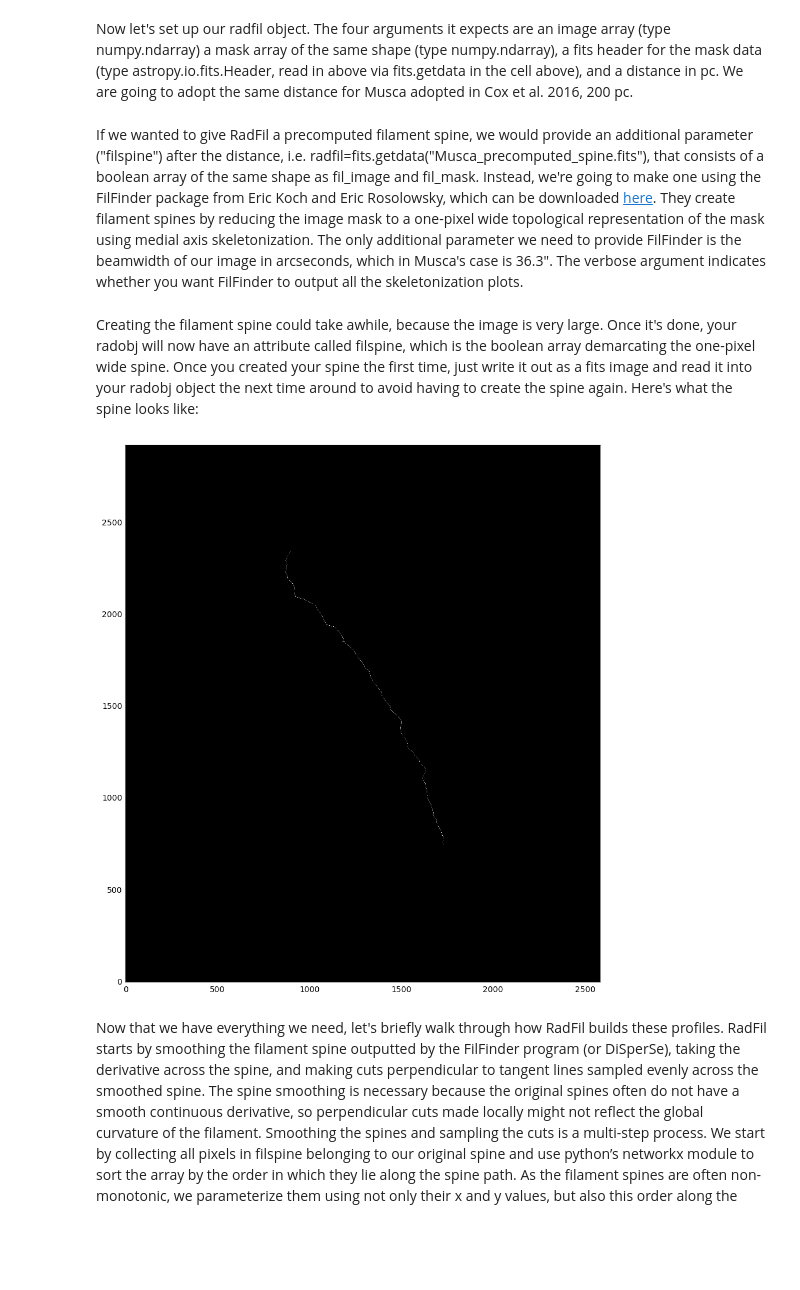
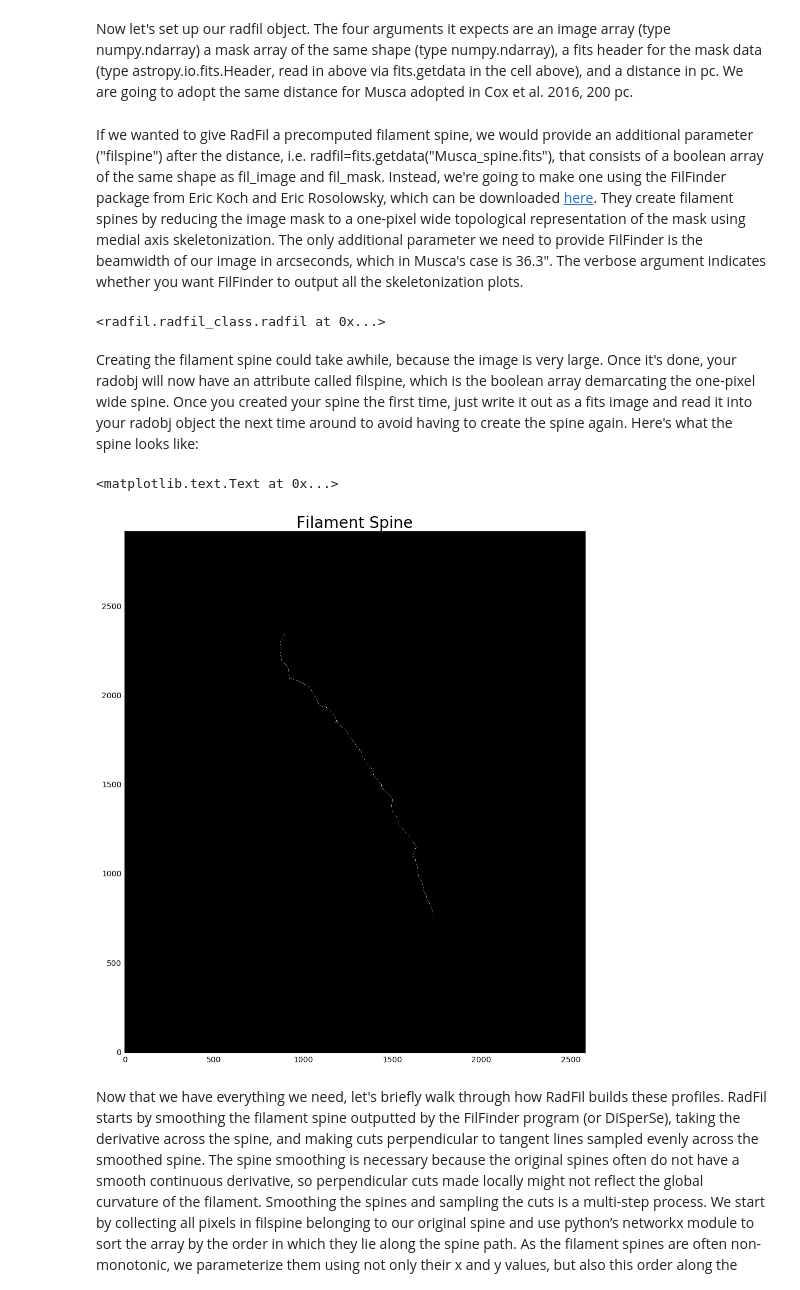
Before and after one commit to catherinezucker/radfil, a Jupyter notebook: RadFil_Tutorial.ipynb, the cells around one changed output. Drawn from its saved outputs; the diff is of its cells as text; code cells hidden in the pictures; blank space fills up the shorter version.

Commit message:
updated tutorial

```diff
--- a/RadFil_Tutorial.ipynb
+++ b/RadFil_Tutorial.ipynb
@@ -19,9 +19,9 @@ warnings.filterwarnings('ignore')
 
 %matplotlib inline
 
-fil_image,fil_header=fits.getdata("HGBS_musca_column_density_map.fits", header=True)
+fil_image,fil_header=fits.getdata("./Tutorial_Data/HGBS_musca_column_density_map.fits", header=True)
 fil_image=fil_image
-fil_mask=fits.getdata("Musca_mask.fits")
+fil_mask=fits.getdata("./Tutorial_Data/Musca_mask.fits")
 
 #plot our image and mask
 fig = plt.figure(figsize=(10,10))
@@ -31,4 +31,5 @@ ax1.set_title("Image Data")
 ax2= fig.add_subplot(222)
 ax2.imshow(fil_mask, origin="lower",cmap='Greys_r')
 ax2.set_title("Image Mask")
+plt.savefig("Image_Mask.png")
 # %% [output]
@@ -39,17 +39,21 @@ Now let's set up our radfil object. The four arguments it expects are an image a
 # %%
 radobj=radfil_class.radfil(fil_image, fil_mask, fil_header, 200)
 # %% [markdown]
-If we wanted to give RadFil a precomputed filament spine, we would provide an additional parameter ("filspine") after the distance, i.e. radfil=fits.getdata("Musca_precomputed_spine.fits"), that consists of a boolean array of the same shape as fil_image and fil_mask. Instead, we're going to make one using the FilFinder package from Eric Koch and Eric Rosolowsky, which can be downloaded [here](https://github.com/e-koch/FilFinder). They create filament spines by reducing the image mask to a one-pixel wide topological representation of the mask using medial axis skeletonization. The only additional parameter we need to provide FilFinder is the beamwidth of our image in arcseconds, which in Musca's case is 36.3". The verbose argument indicates whether you want FilFinder to output all the skeletonization plots.
+If we wanted to give RadFil a precomputed filament spine, we would provide an additional parameter ("filspine") after the distance, i.e. radfil=fits.getdata("Musca_spine.fits"), that consists of a boolean array of the same shape as fil_image and fil_mask. Instead, we're going to make one using the FilFinder package from Eric Koch and Eric Rosolowsky, which can be downloaded [here](https://github.com/e-koch/FilFinder). They create filament spines by reducing the image mask to a one-pixel wide topological representation of the mask using medial axis skeletonization. The only additional parameter we need to provide FilFinder is the beamwidth of our image in arcseconds, which in Musca's case is 36.3". The verbose argument indicates whether you want FilFinder to output all the skeletonization plots.
 # %%
 radobj.make_fil_spine(beamwidth=36.3,verbose=False)
+# %% [output]
+<radfil.radfil_class.radfil at 0x...>
 # %% [markdown]
 Creating the filament spine could take awhile, because the image is very large. Once it's done, your radobj will now have an attribute called filspine, which is the boolean array demarcating the one-pixel wide spine. Once you created your spine the first time, just write it out as a fits image and read it into your radobj object the next time around to avoid having to create the spine again. Here's what the spine looks like:
 # %%
 fig=plt.figure(figsize=(12,12))
 plt.imshow(radobj.filspine,cmap="binary_r",origin='lower')
 fits.writeto("Musca_spine.fits",radobj.filspine, clobber=True)
+plt.title("Filament Spine", fontsize=20)
 # %% [output]
+<matplotlib.text.Text at 0x...>
-[figure, old version]
+[figure, new version]
 # %% [markdown]
 Now that we have everything we need, let's briefly walk through how RadFil builds these profiles. RadFil starts by smoothing the filament spine outputted by the FilFinder program (or DiSperSe), taking the derivative across the spine, and making cuts perpendicular to tangent lines sampled evenly across the smoothed spine. The spine smoothing is necessary because the original spines often do not have a smooth continuous derivative, so perpendicular cuts made locally might not reflect the global curvature of the filament. Smoothing the spines and sampling the cuts is a multi-step process. We start by collecting all pixels in filspine belonging to our original spine and use python’s networkx module to sort the array by the order in which they lie along the spine path. As the filament spines are often non-monotonic, we parameterize them using not only their x and y values, but also this order along the path "t". We then use scipy.interpolate’s splprep function to determine a B-spline representation of the spine, applying a smoothness condition to remove kinks in the original spine. Next, we use scipy.interpolate’s splev function to take the first derivative of the spine and evaluate the local curvature across its entire length. Finally, we make fine cuts across the spine by selecting tangent points at well-sampled intervals, parameterizing the tangent lines at these points, and then taking cuts perpendicular to these tangent lines.
 
```
Also changed, not shown: parts of 3 cells of this notebook, 5 other files.
